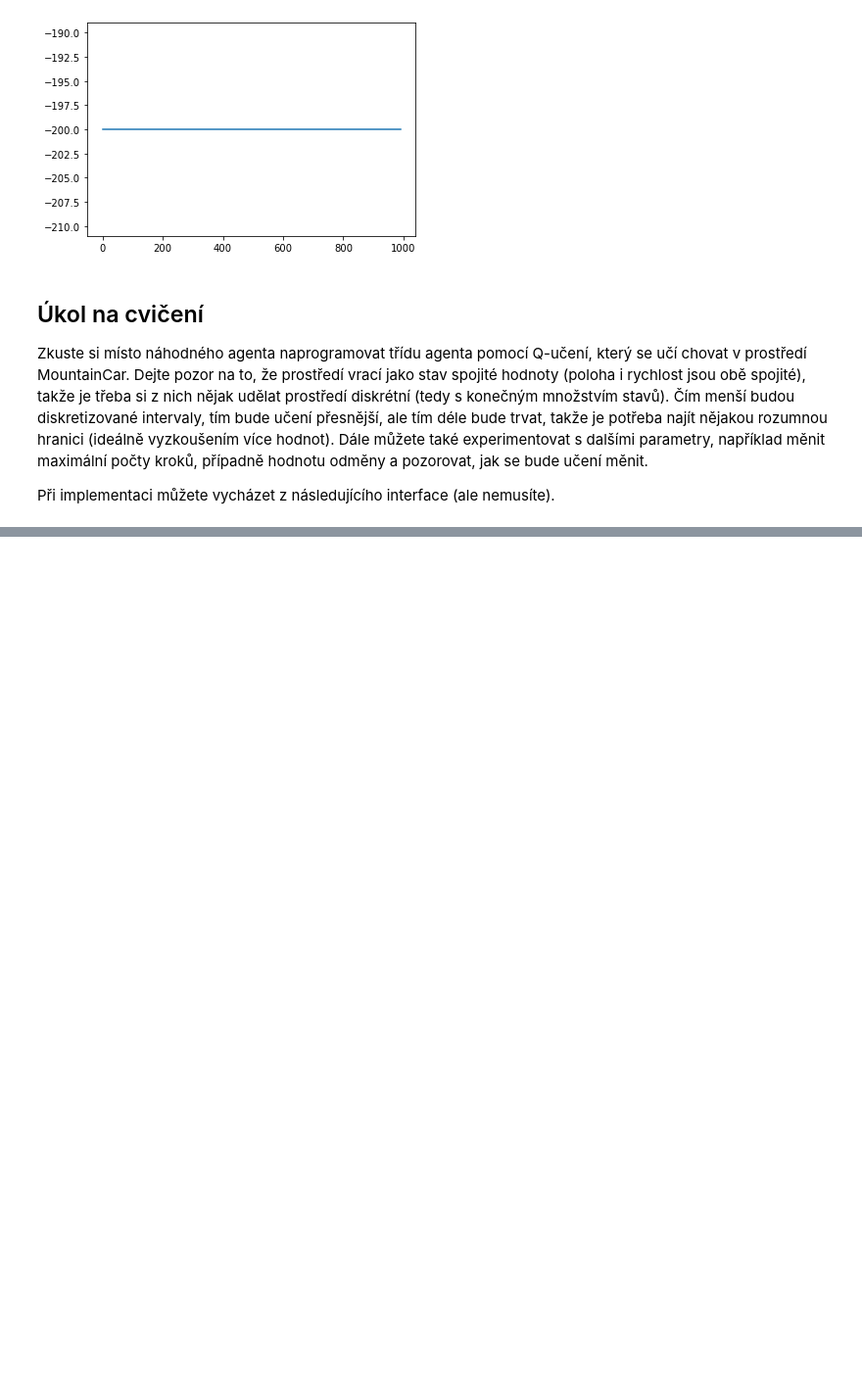
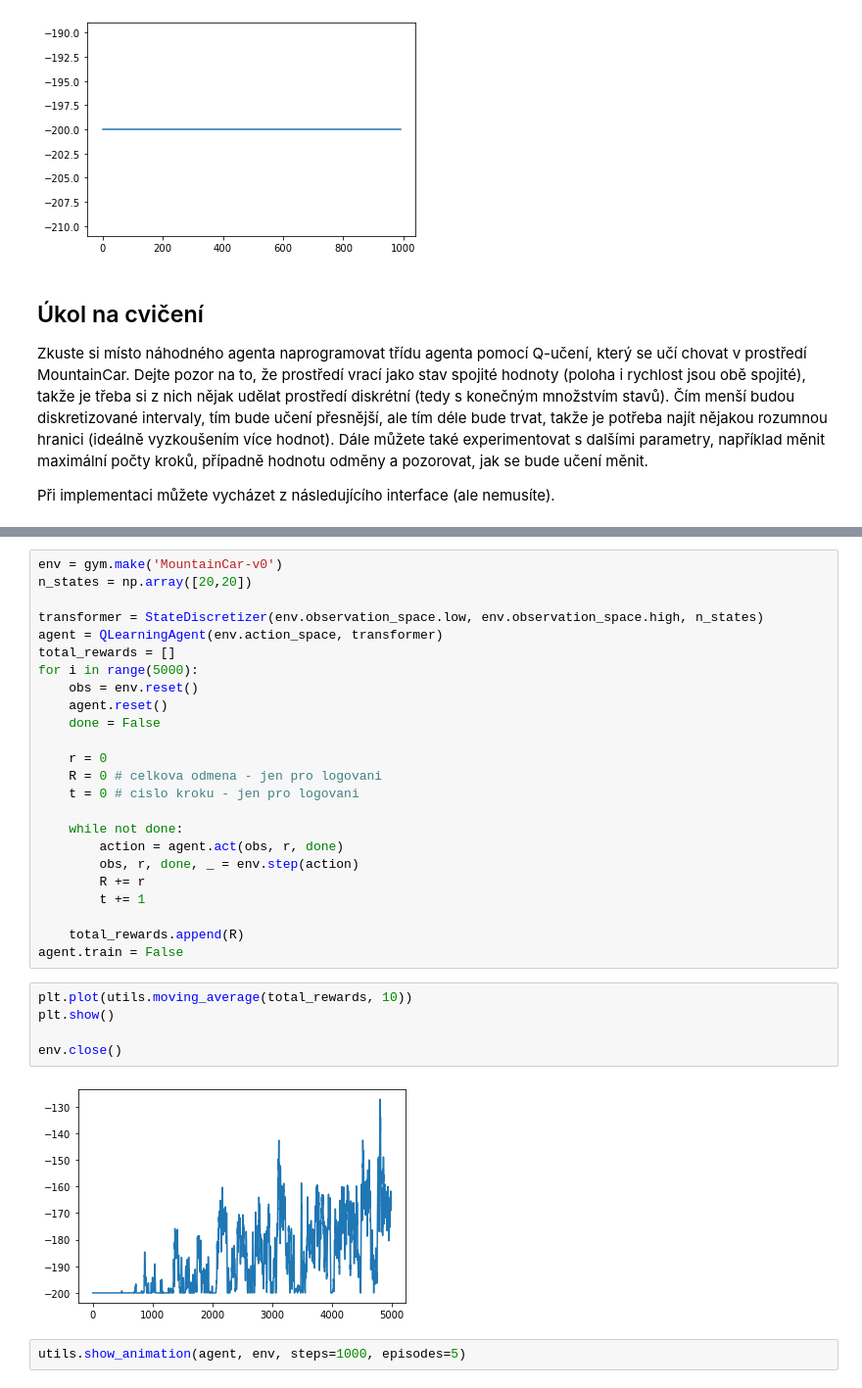
Before and after one commit to rumaak/Prirodou-inspirovane-algoritmy, a Jupyter notebook: 02_zpetnovazebne_uceni/reinforcement_learning.ipynb, the cells around one changed output, grey strips where cells are left out. Shown at 98% size. Cells and saved outputs as stored; diff of their text form; blank space fills up the shorter version.

```diff
--- a/02_zpetnovazebne_uceni/reinforcement_learning.ipynb
+++ b/02_zpetnovazebne_uceni/reinforcement_learning.ipynb
@@ -151,0 +202,33 @@ class QLearningAgent:
+# %%
+env = gym.make('MountainCar-v0')
+n_states = np.array([20,20])
+
+transformer = StateDiscretizer(env.observation_space.low, env.observation_space.high, n_states)
+agent = QLearningAgent(env.action_space, transformer)
+total_rewards = []
+for i in range(5000):
+    obs = env.reset()
+    agent.reset()
+    done = False
+
+    r = 0
+    R = 0 # celkova odmena - jen pro logovani
+    t = 0 # cislo kroku - jen pro logovani
+
+    while not done:
+        action = agent.act(obs, r, done)
+        obs, r, done, _ = env.step(action)
+        R += r
+        t += 1
+
+    total_rewards.append(R)
+agent.train = False
+# %%
+plt.plot(utils.moving_average(total_rewards, 10))
+plt.show()
+
+env.close()
+# %% [output]
+[figure, added]
+# %%
+utils.show_animation(agent, env, steps=1000, episodes=5)
```
Also changed, not shown: parts of 2 cells of this notebook.
